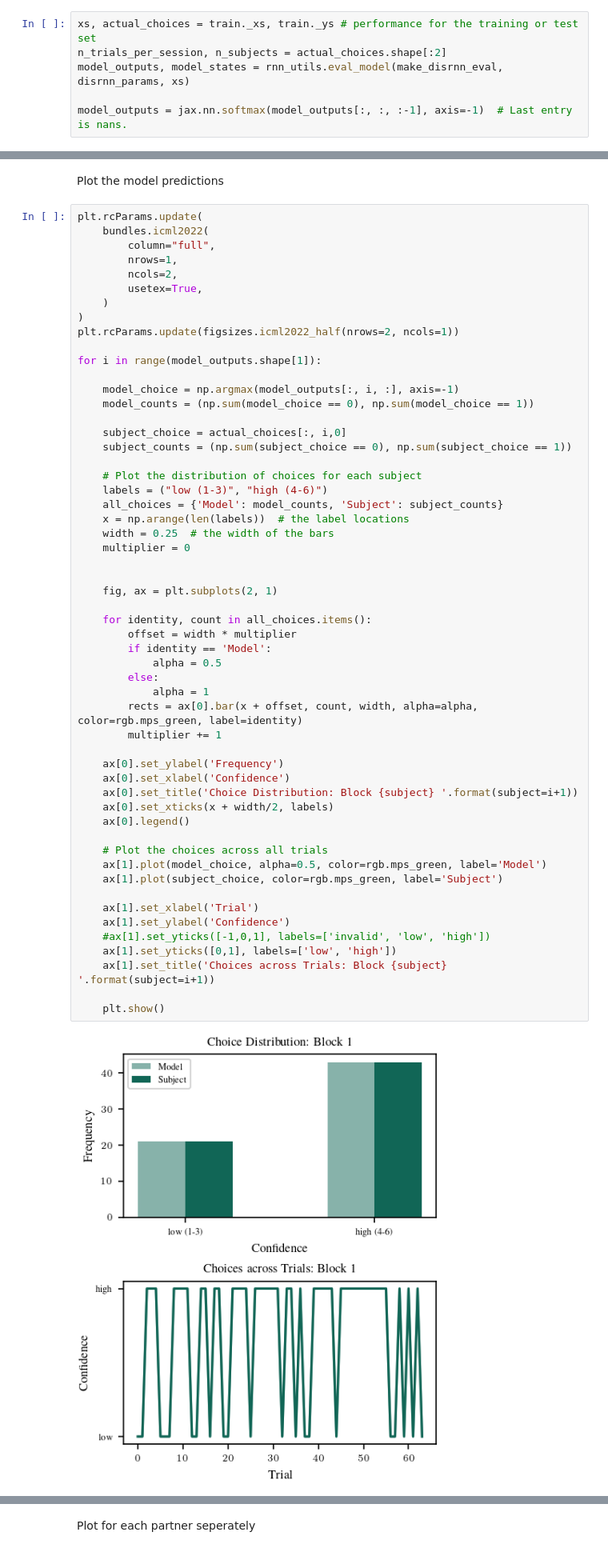
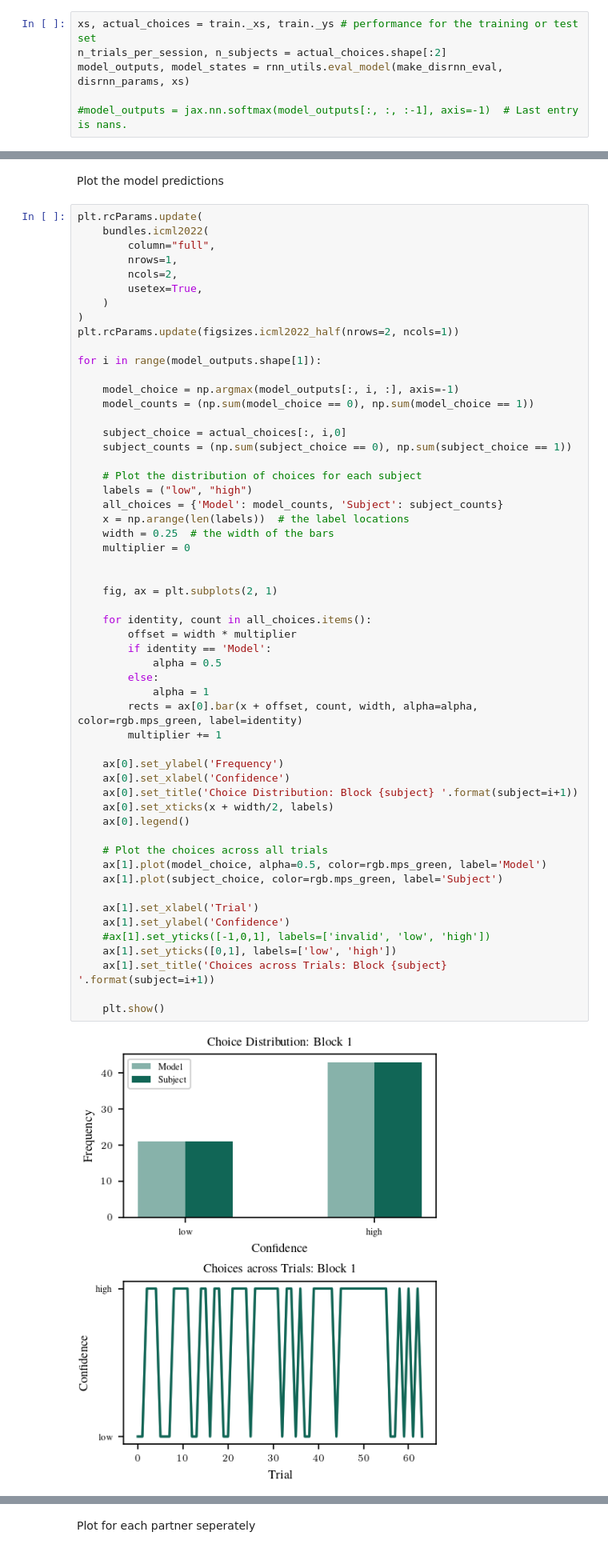
Before and after one commit to meikeoschmann/disRNN-conf-match, a Jupyter notebook: CogModelingRNNsTutorial/DisentangledRNNs_Meike.ipynb, the cells around one changed output, grey strips where cells are left out. Shown at 80% size. Cells and saved outputs as stored; diff of their text form.

```diff
--- a/CogModelingRNNsTutorial/DisentangledRNNs_Meike.ipynb
+++ b/CogModelingRNNsTutorial/DisentangledRNNs_Meike.ipynb
@@ -167,4 +170,4 @@ xs, actual_choices = train._xs, train._ys # performance for the training or test
 n_trials_per_session, n_subjects = actual_choices.shape[:2]
 model_outputs, model_states = rnn_utils.eval_model(make_disrnn_eval, disrnn_params, xs)
 
-model_outputs = jax.nn.softmax(model_outputs[:, :, :-1], axis=-1)  # Last entry is nans.
+#model_outputs = jax.nn.softmax(model_outputs[:, :, :-1], axis=-1)  # Last entry is nans.
@@ -190,7 +233,7 @@ for i in range(model_outputs.shape[1]):
     subject_counts = (np.sum(subject_choice == 0), np.sum(subject_choice == 1))
 
     # Plot the distribution of choices for each subject
-    labels = ("low (1-3)", "high (4-6)")
+    labels = ("low", "high")
     all_choices = {'Model': model_counts, 'Subject': subject_counts}
     x = np.arange(len(labels))  # the label locations
     width = 0.25  # the width of the bars
@@ -199,31 +242,31 @@ for i in range(model_outputs.shape[1]):
 
     fig, ax = plt.subplots(2, 1)
 
     for identity, count in all_choices.items():
         offset = width * multiplier
         if identity == 'Model':
             alpha = 0.5
         else:
             alpha = 1
         rects = ax[0].bar(x + offset, count, width, alpha=alpha, color=rgb.mps_green, label=identity)
         multiplier += 1
 
     ax[0].set_ylabel('Frequency')
     ax[0].set_xlabel('Confidence')
     ax[0].set_title('Choice Distribution: Block {subject} '.format(subject=i+1))
     ax[0].set_xticks(x + width/2, labels)
     ax[0].legend()
 
     # Plot the choices across all trials
     ax[1].plot(model_choice, alpha=0.5, color=rgb.mps_green, label='Model')
     ax[1].plot(subject_choice, color=rgb.mps_green, label='Subject')
 
     ax[1].set_xlabel('Trial')
     ax[1].set_ylabel('Confidence')
     #ax[1].set_yticks([-1,0,1], labels=['invalid', 'low', 'high'])
     ax[1].set_yticks([0,1], labels=['low', 'high'])
     ax[1].set_title('Choices across Trials: Block {subject} '.format(subject=i+1))
 
     plt.show()
 # %% [output]
-[figure, old version]
+[figure, new version]
```
Also changed, not shown: parts of 15 cells of this notebook.
